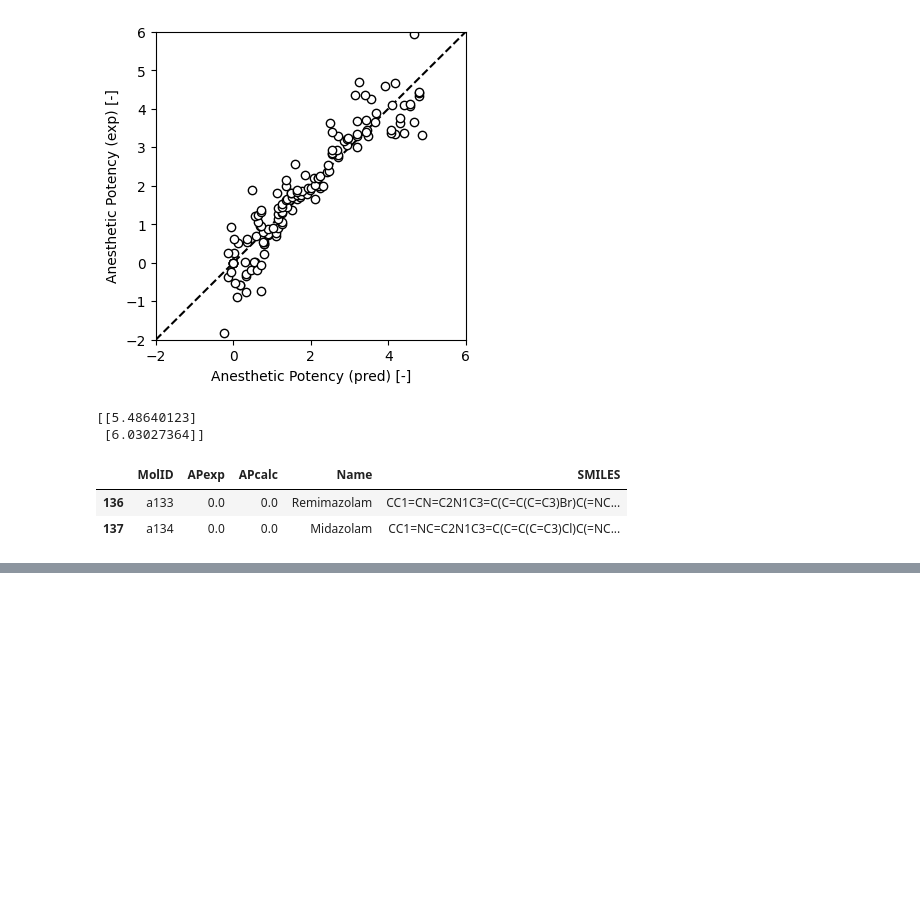
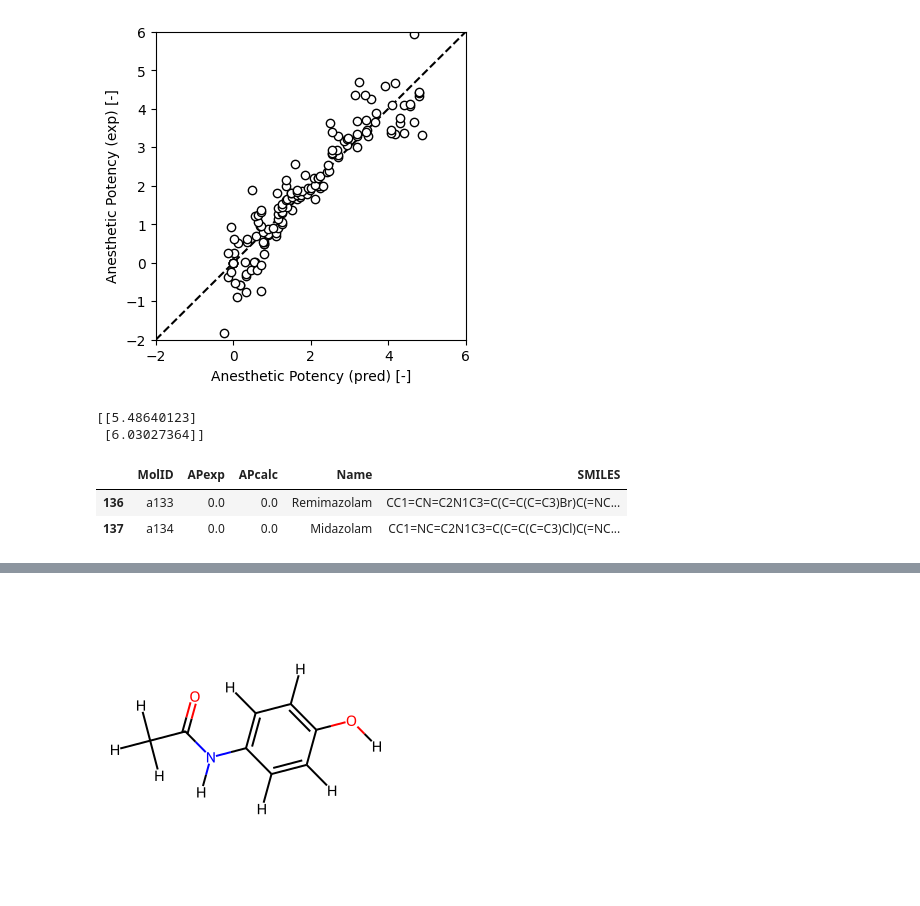
Before and after one commit to BradyCh/ACTSO_Anesthetics, a Jupyter notebook: ACTSO_project.ipynb, the cells around one changed output, grey strips where cells are left out. Drawn from its saved outputs; the diff is of its cells as text; code cells hidden in the pictures; blank space fills up the shorter version.

```diff
--- a/ACTSO_project.ipynb
+++ b/ACTSO_project.ipynb
@@ -430,0 +526,6 @@ import pandas
+# %%
+mol1 = Chem.MolFromSmiles("CC(=O)NC1=CC=C(C=C1)O")
+mol1 = Chem.AddHs(mol1)
+Draw.MolToImage(mol1)
+# %% [output]
+[figure, added]
```
Also changed, not shown: parts of 14 cells of this notebook.
